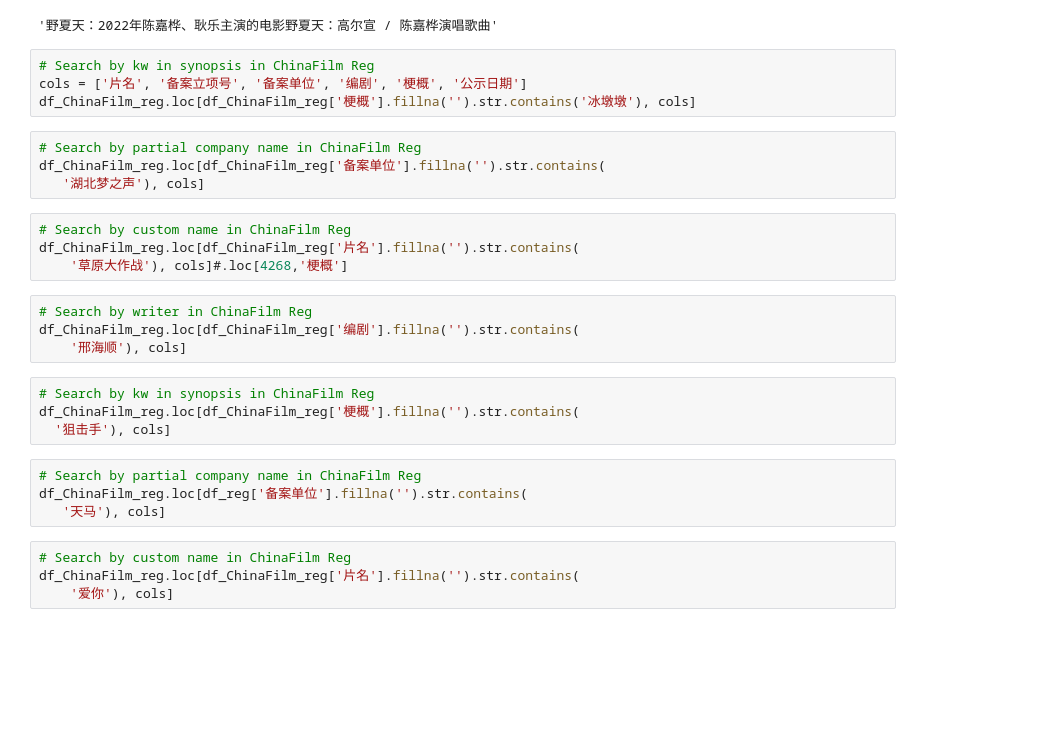
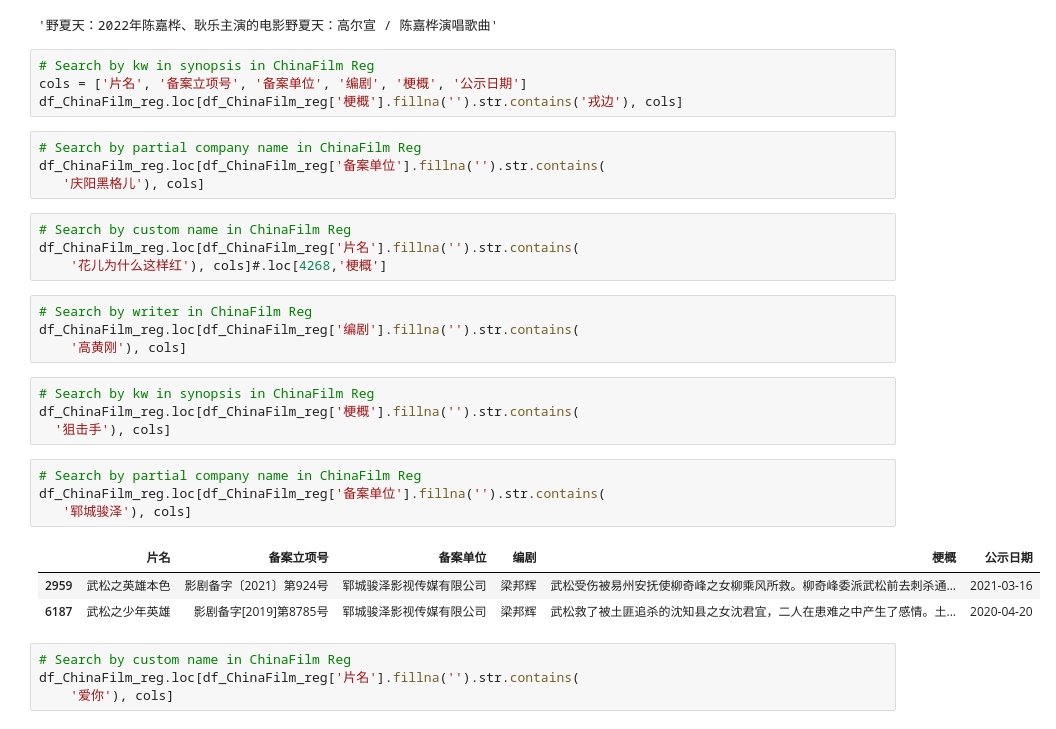
Before and after one commit to CT-Cultures/Article, a Jupyter notebook: ipynb/ZGDYPW_Release.ipynb, the cells around one changed output. Drawn from its saved outputs; the diff is of its cells as text; blank space fills up the shorter version.

```diff
--- a/ipynb/ZGDYPW_Release.ipynb
+++ b/ipynb/ZGDYPW_Release.ipynb
@@ -307,27 +341,31 @@ baike.search_for_content(df_ZGDYPW_release_curr.loc[i, '电影名称'])
 # %%
 # Search by kw in synopsis in ChinaFilm Reg
 cols = ['片名', '备案立项号', '备案单位', '编剧', '梗概', '公示日期']
-df_ChinaFilm_reg.loc[df_ChinaFilm_reg['梗概'].fillna('').str.contains('冰墩墩'), cols]
+df_ChinaFilm_reg.loc[df_ChinaFilm_reg['梗概'].fillna('').str.contains('戎边'), cols]
 # %%
 # Search by partial company name in ChinaFilm Reg
 df_ChinaFilm_reg.loc[df_ChinaFilm_reg['备案单位'].fillna('').str.contains(
-   '湖北梦之声'), cols]
+   '庆阳黑格儿'), cols]
 # %%
 # Search by custom name in ChinaFilm Reg
 df_ChinaFilm_reg.loc[df_ChinaFilm_reg['片名'].fillna('').str.contains(
-    '草原大作战'), cols]#.loc[4268,'梗概']
+    '花儿为什么这样红'), cols]#.loc[4268,'梗概']
 # %%
 # Search by writer in ChinaFilm Reg
 df_ChinaFilm_reg.loc[df_ChinaFilm_reg['编剧'].fillna('').str.contains(
-    '邢海顺'), cols]
+    '高黄刚'), cols]
 # %%
 # Search by kw in synopsis in ChinaFilm Reg
 df_ChinaFilm_reg.loc[df_ChinaFilm_reg['梗概'].fillna('').str.contains(
   '狙击手'), cols]
 # %%
 # Search by partial company name in ChinaFilm Reg
-df_ChinaFilm_reg.loc[df_reg['备案单位'].fillna('').str.contains(
-   '天马'), cols]
+df_ChinaFilm_reg.loc[df_ChinaFilm_reg['备案单位'].fillna('').str.contains(
+   '郓城骏泽'), cols]
+# %% [output]
+|  | 片名 | 备案立项号 | 备案单位 | 编剧 | 梗概 | 公示日期 |
+| 2959 | 武松之英雄本色 | 影剧备字〔2021〕第924号 | 郓城骏泽影视传媒有限公司 | 梁邦辉 | 武松受伤被易州安抚使柳奇峰之女柳乘风所救。柳奇峰委派武松前去刺杀通... | 2021-03-16 |
+| 6187 | 武松之少年英雄 | 影剧备字[2019]第8785号 | 郓城骏泽影视传媒有限公司 | 梁邦辉 | 武松救了被土匪追杀的沈知县之女沈君宜，二人在患难之中产生了感情。土... | 2020-04-20 |
 # %%
 # Search by custom name in ChinaFilm Reg
 df_ChinaFilm_reg.loc[df_ChinaFilm_reg['片名'].fillna('').str.contains(
```
Also changed, not shown: parts of 33 cells of this notebook, 18 other files.
